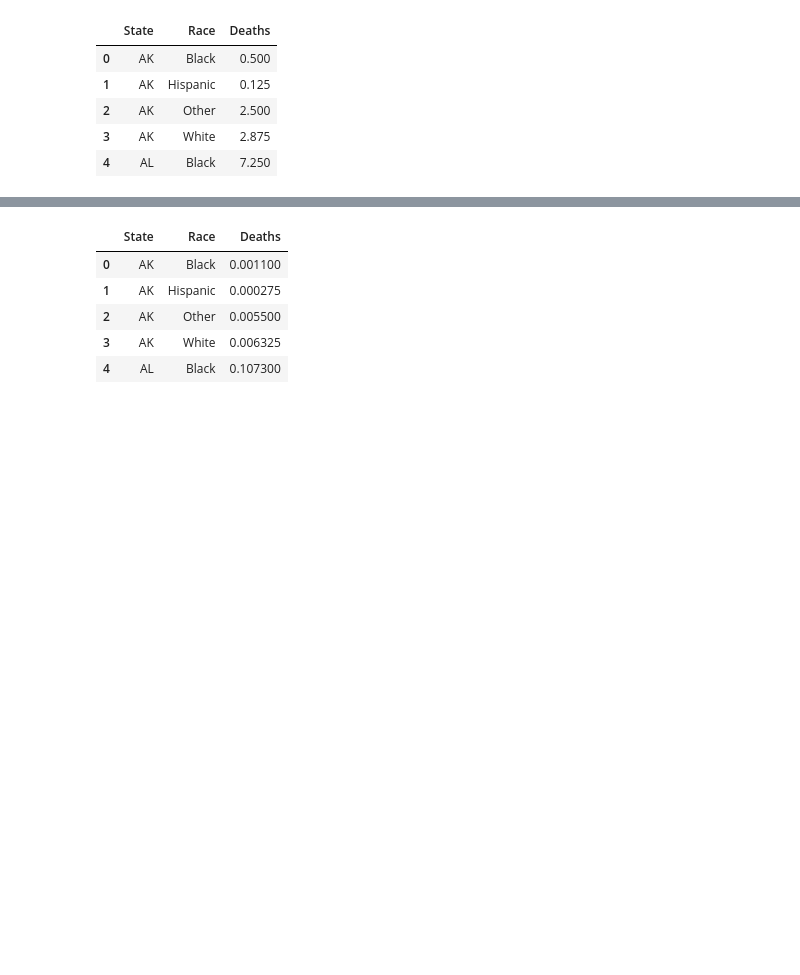
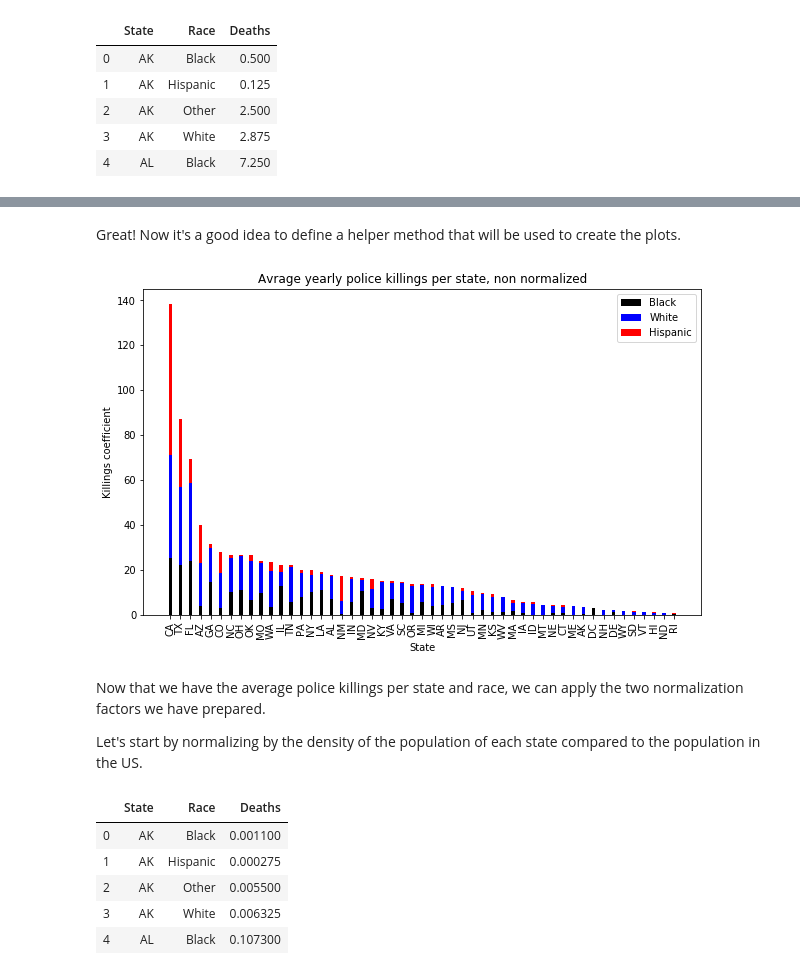
Before and after one commit to epfl-ada/ada-2020-project-milestone-p3-p3_badass, a Jupyter notebook: gov_spending_killings.ipynb, the cells around one changed output, grey strips where cells are left out. Drawn from its saved outputs; the diff is of its cells as text; code cells hidden in the pictures; blank space fills up the shorter version.

```diff
--- a/gov_spending_killings.ipynb
+++ b/gov_spending_killings.ipynb
@@ -261,0 +286,7 @@ killings_per_state.head()
+# %%
+killings_per_state_non_normalized = pd.pivot_table(killings_per_state, index="State",columns=['Race'])
+killings_per_state_non_normalized = killings_per_state_non_normalized.fillna(0) #Fill data about missing races
+
+killings_per_state_non_normalized.columns = killings_per_state_non_normalized.columns.droplevel()
+killings_per_state_non_normalized=killings_per_state_non_normalized.drop(columns=["Other"])
+killings_per_state_non_normalized.head()
@@ -262,3 +301,44 @@ killings_per_state.head()
+# %% [markdown]
+Great! Now it's a good idea to define a helper method that will be used to create the plots.
+# %%
+def plot_killings_per_state_stacked(df):
+    '''
+    Create a stacked bar plot per each race in the dataframe.
+    Every bar represents th number of police killings in that state.
+    '''
+    fig, ax = plt.subplots()
+    fig.set_size_inches(10, 6)
+
+    width = 0.35
+
+    ax.bar(df.index, df["Black"].to_list(), width, label='Black', color='black')
+    ax.bar(df.index, df["White"].to_list(), width, bottom=df["Black"].to_list(),
+           label='White', color='blue')
+    ax.bar(df.index, df["Hispanic"].to_list(), width, bottom=df["White"]+df["Black"],
+           label='Hispanic', color='red')
+
+
+    plt.xlabel("State")
+    plt.ylabel("Killings coefficient")
+    plt.xticks(rotation=90)
+    ax.legend()
+
+    return plt
+# %%
+
+most_killings_sorted_index_non_normalized = killings_per_state_non_normalized.sum(axis=1).sort_values(ascending=False).index.to_list()
+killings_per_state_non_normalized = killings_per_state_non_normalized.reindex(most_killings_sorted_index_non_normalized)
+
+plt_non_normalized = plot_killings_per_state_stacked(killings_per_state_non_normalized)
+plt_non_normalized.title("Avrage yearly police killings per state, non normalized")
+plt_non_normalized.savefig('./images/killings_non_normalized.jpg')
+plt_non_normalized.show()
+# %% [output]
+[figure, added]
+# %% [markdown]
+Now that we have the average police killings per state and race, we can apply the two normalization factors we have prepared.
+
+Let's start by normalizing by the density of the population of each state compared to the population in the US.
 # %%
 #Normalize deaths by state population
 killings_per_state["Deaths"] = killings_per_state.apply(lambda x: x.Deaths * population_dict[x.State], axis=1)
```
Also changed, not shown: parts of 38 cells of this notebook, 4 other files.
